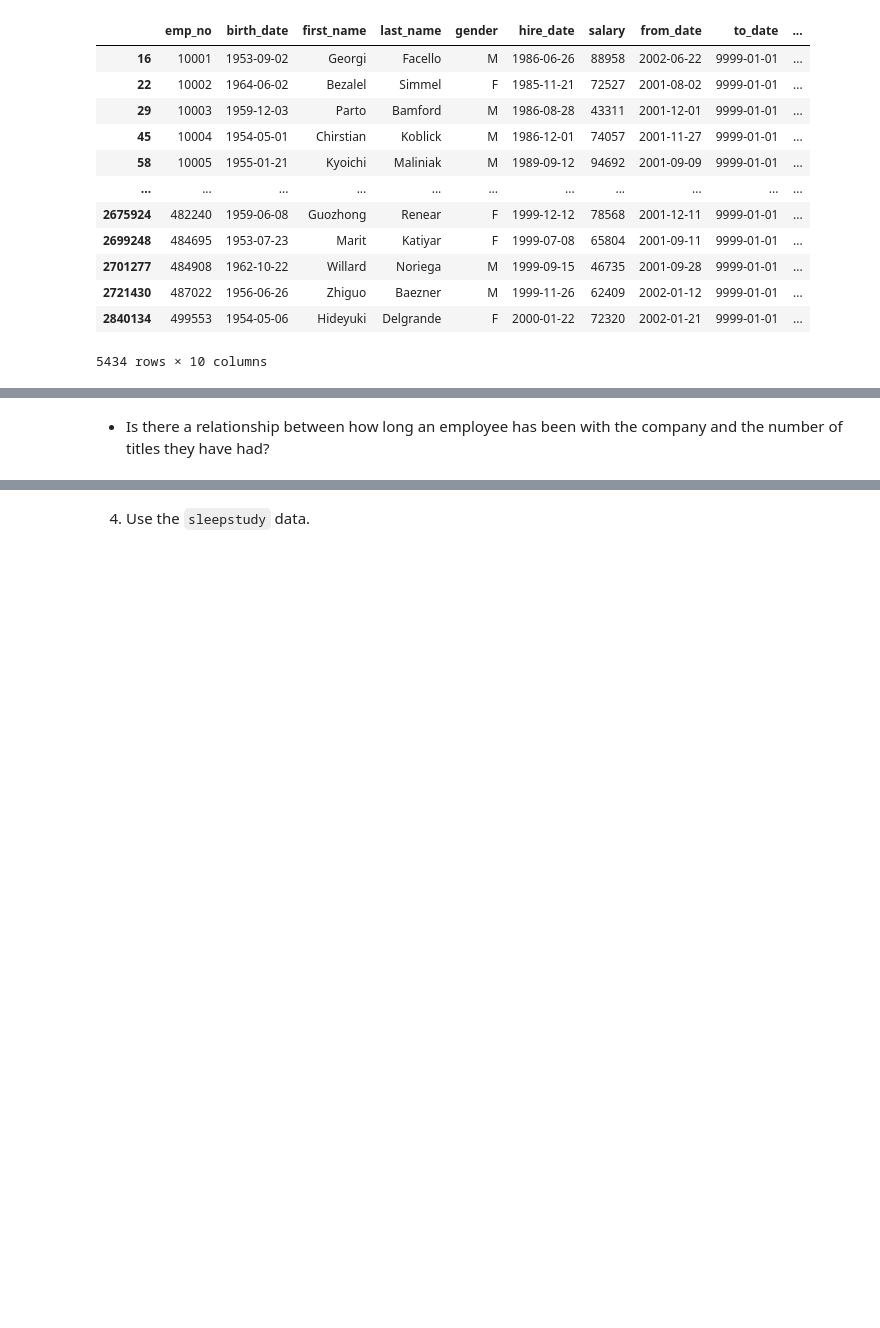
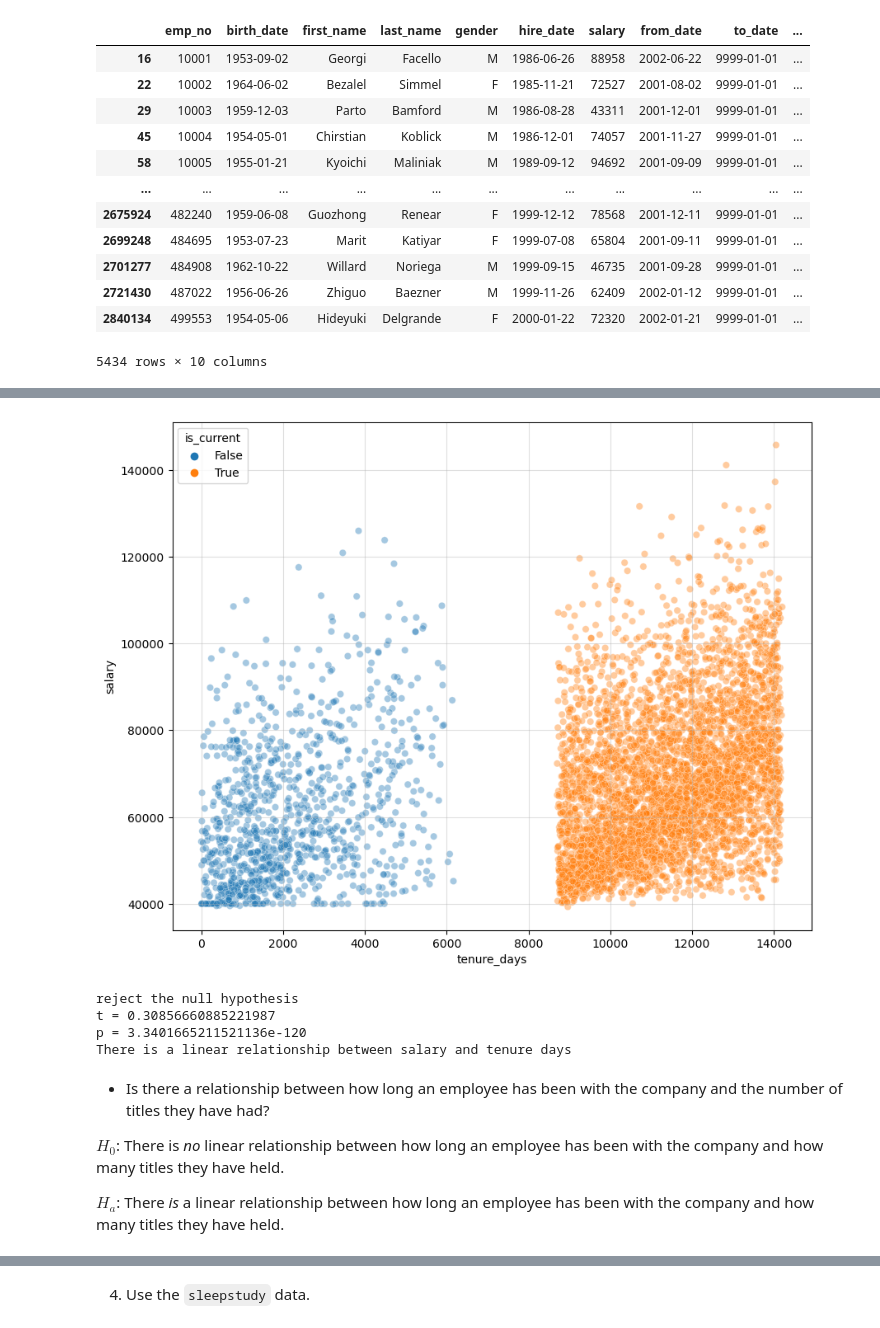
Before and after one commit to Michael-Nelson361/statistics-exercises, a Jupyter notebook: hypothesis_testing.ipynb, the cells around one changed output, grey strips where cells are left out. Drawn from its saved outputs; the diff is of its cells as text; code cells hidden in the pictures; blank space fills up the shorter version.

```diff
--- a/hypothesis_testing.ipynb
+++ b/hypothesis_testing.ipynb
@@ -654,3 +654,14 @@ df
 | 2721430 | 487022 | 1956-06-26 | Zhiguo | Baezner | M | 1999-11-26 | 62409 | 2002-01-12 | 9999-01-01 | ... |
 | 2840134 | 499553 | 1954-05-06 | Hideyuki | Delgrande | F | 2000-01-22 | 72320 | 2002-01-21 | 9999-01-01 | ... |
 5434 rows × 10 columns
+# %%
+# Make new column for tenure days
+df['tenure_days'] = np.where(
+    df['is_current'],
+    pd.Timestamp(dt.datetime.now()).date() - df['hire_date'],
+    df['to_date'] - df['hire_date']
+)
+
+# Convert tenure_days into a continuous value
+df['tenure_days'] =  df['tenure_days'].astype(str).str.strip(' days').astype(int)
+df
@@ -657,2 +682,35 @@ df
+# %%
+# Plot the days against the salaries
+plt.figure(figsize=(10,8))
+sns.scatterplot(df,x=df.tenure_days,y=df.salary,hue=df.is_current,alpha=0.4)
+plt.title('')
+plt.grid(alpha=0.4)
+
+plt.show()
+# %% [output]
+[figure, added]
+# %%
+# test overall data
+t,p = stats.pearsonr(df.tenure_days,df.salary)
+
+if p < alpha:
+    print('reject the null hypothesis')
+    print(f't = {t}')
+    print(f'p = {p}')
+    print('There is a linear relationship between salary and tenure days')
+else:
+    print('fail to reject the null hypothesis')
+    print(f't = {t}')
+    print(f'p = {p}')
+    print('There is no linear relationship between salary and tenure days')
+# %% [output]
+reject the null hypothesis
+t = 0.30856660885221987
+p = 3.3401665211521136e-120
+There is a linear relationship between salary and tenure days
 # %% [markdown]
 - Is there a relationship between how long an employee has been with the company and the number of titles they have had?
+
+$H_0$: There is *no* linear relationship between how long an employee has been with the company and how many titles they have held.
+
+$H_a$: There *is* a linear relationship between how long an employee has been with the company and how many titles they have held.
```
Also changed, not shown: parts of 20 cells of this notebook.
